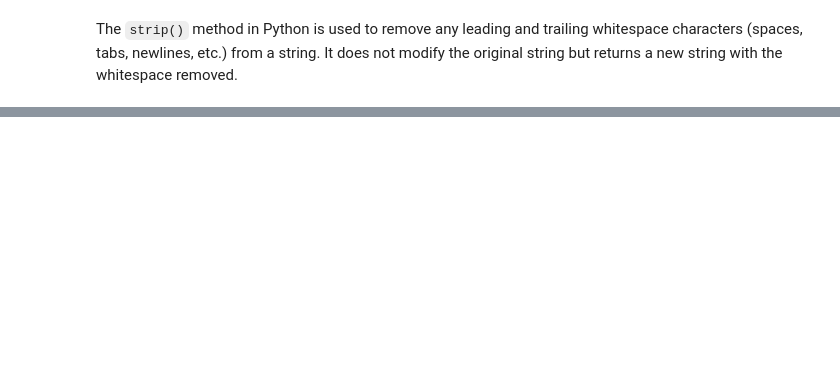
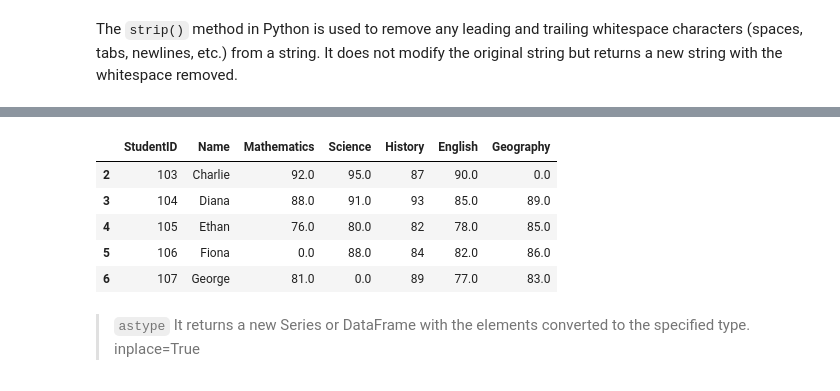
Before and after one commit to themysterysolver/PYTHON_BASICS, a Jupyter notebook: PANDAS/GFG_FULL.ipynb, the cells around one changed output, grey strips where cells are left out. Saved outputs shown, nothing was run; the diff lists cells and outputs as text; code cells hidden in the pictures; blank space fills up the shorter version.

Commit message:
FEAT:series to DF

```diff
--- a/PANDAS/GFG_FULL.ipynb
+++ b/PANDAS/GFG_FULL.ipynb
@@ -226,0 +307,12 @@ Index(['StudentID', ' Name', ' Mathematics', ' Science', ' History',
+# %%
+df.tail()
+# %% [output]
+|  | StudentID | Name | Mathematics | Science | History | English | Geography |
+| 2 | 103 | Charlie | 92.0 | 95.0 | 87 | 90.0 | 0.0 |
+| 3 | 104 | Diana | 88.0 | 91.0 | 93 | 85.0 | 89.0 |
+| 4 | 105 | Ethan | 76.0 | 80.0 | 82 | 78.0 | 85.0 |
+| 5 | 106 | Fiona | 0.0 | 88.0 | 84 | 82.0 | 86.0 |
+| 6 | 107 | George | 81.0 | 0.0 | 89 | 77.0 | 83.0 |
+# %% [markdown]
+ >`astype` It returns a new Series or DataFrame with the elements converted to the specified type.
+  inplace=True
```
Also changed, not shown: parts of 20 cells of this notebook.
